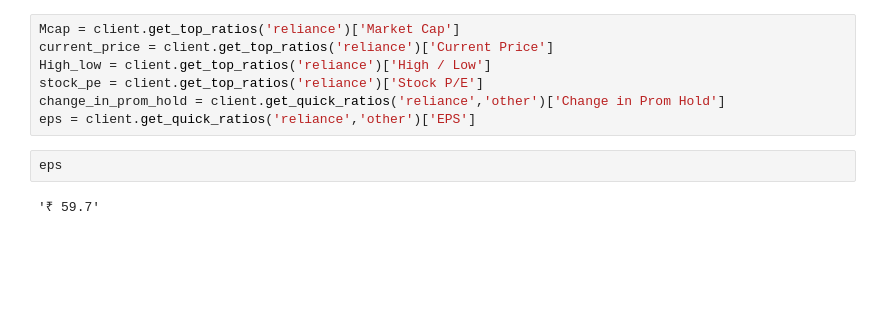
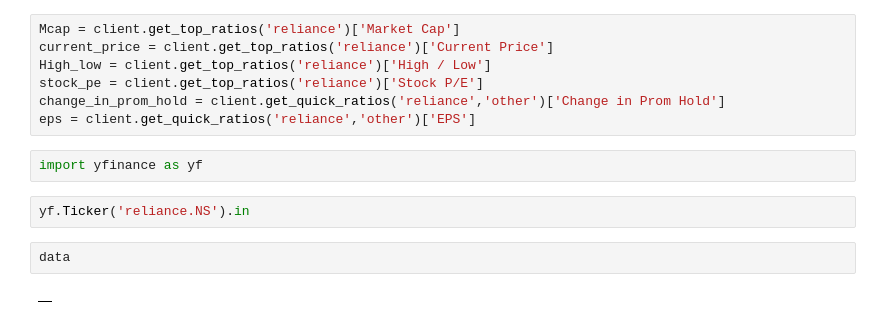
Before and after one commit to Aman19960110/stock_performance_dashboard, a Jupyter notebook: rough.ipynb, the cells around one changed output. Cells and saved outputs as stored; diff of their text form; blank space fills up the shorter version.

```diff
--- a/rough.ipynb
+++ b/rough.ipynb
@@ -613,6 +606,10 @@ stock_pe = client.get_top_ratios('reliance')['Stock P/E']
 change_in_prom_hold = client.get_quick_ratios('reliance','other')['Change in Prom Hold']
 eps = client.get_quick_ratios('reliance','other')['EPS']
 # %%
-eps
+import yfinance as yf
-# %% [output]
-'₹ 59.7'
+# %%
+yf.Ticker('reliance.NS').in
+# %%
+data
+# %% [output]
+|  |
```
Also changed, not shown: parts of 2 cells of this notebook, 1 other file.
